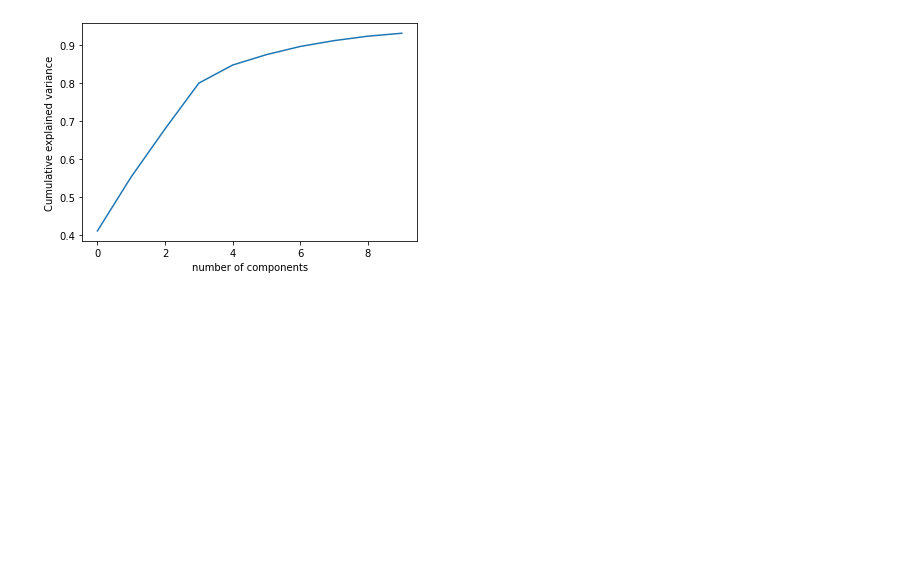
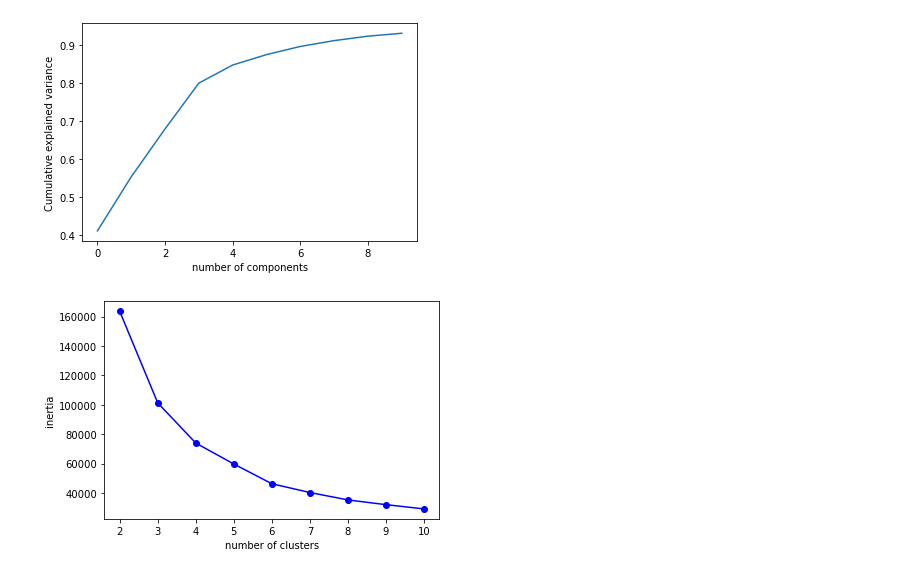
Before and after one commit to nmuralikrishnan/CS598_FDC_Spring2025_Project, a Jupyter notebook: segmentation_model.ipynb, the cells around one changed output. Drawn from its saved outputs; the diff is of its cells as text; code cells hidden in the pictures; blank space fills up the shorter version.

Commit message:
kmeans algorithm

```diff
--- a/segmentation_model.ipynb
+++ b/segmentation_model.ipynb
@@ -105,3 +105,30 @@ plt.ylabel('Cumulative explained variance')
 plt.show()
 # %% [output]
 [figure]
+# %%
+#Dimensionality Reduction - using the chart to change the number of components to 3
+
+pca = PCA(n_components=3, random_state=42)
+df_features = df_features.fillna(0)
+X_pca = pca.fit_transform(df_features)
+# %%
+#Kmeans clustering algorithm
+
+kmeans = KMeans(n_clusters= 6, random_state=42)
+# df_features['cluster'] = kmeans.fit_predict(X_pca)
+# print(df_features)
+# %%
+# finding the best number of clusters
+intertias = []
+
+for k in range(2,11):
+    kmeans = KMeans(n_clusters=k, random_state=42, n_init=10)
+    kmeans.fit(X_pca)
+    intertias.append(kmeans.inertia_)
+
+plt.plot(range(2,11), intertias, 'bo-')
+plt.xlabel('number of clusters')
+plt.ylabel('inertia')
+plt.show()
+# %% [output]
+[figure, added]
```
Also changed, not shown: parts of 4 cells of this notebook.
